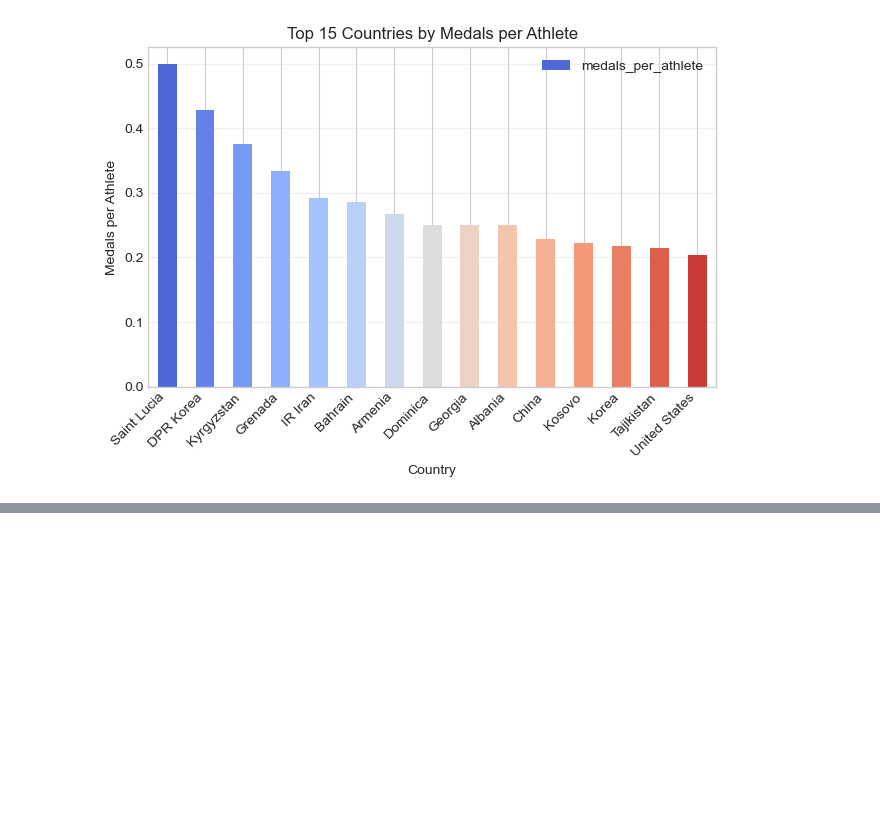
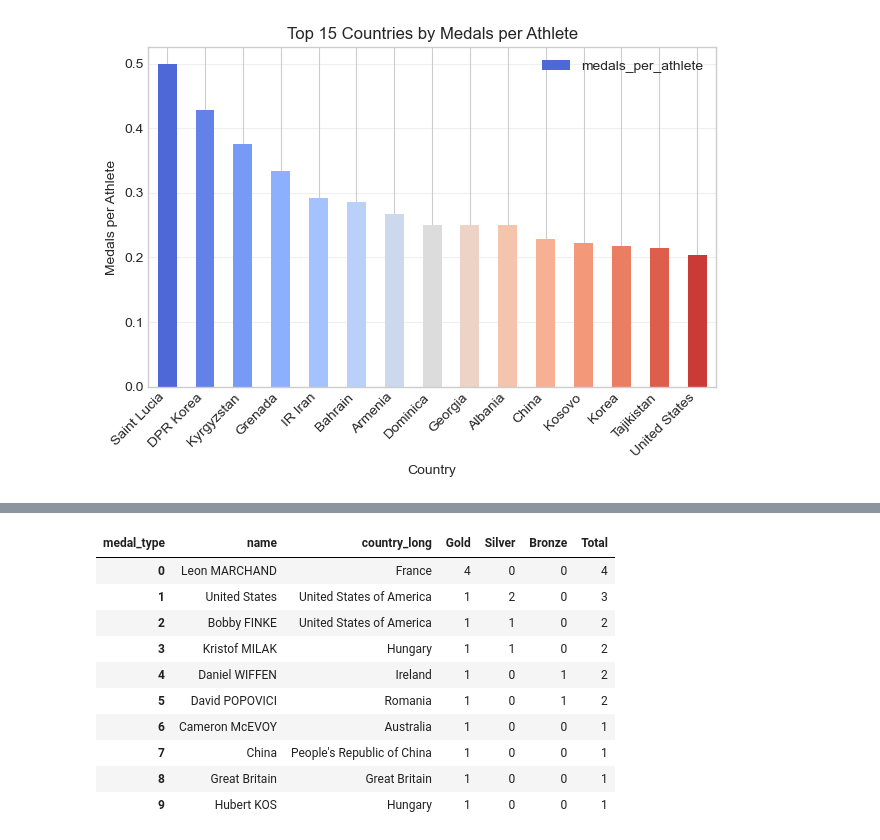
Before and after one commit to jeanprbt/dataringz, a Jupyter notebook: eda/eda.ipynb, the cells around one changed output, grey strips where cells are left out. Saved outputs shown, nothing was run; the diff lists cells and outputs as text; code cells hidden in the pictures; blank space fills up the shorter version.

Commit message:
fix: cleaned function for ranking by athlete by sport

```diff
--- a/eda/eda.ipynb
+++ b/eda/eda.ipynb
@@ -325,3 +325,72 @@ if 'country' in athletes_df.columns and 'country' in medals_total_df.columns:
 # %% [output]
 <Figure size 1200x800 with 0 Axes>
 [figure]
+# %%
+medals_df = pd.read_csv('medals.csv')
+
+# Function to get medal rankings for a specific sport and gender
+def get_sport_medal_rankings(df, sport, gender=None):
+    """
+    Returns medal rankings for a specific sport and gender.
+
+    Parameters:
+    - df: DataFrame containing medal information
+    - sport: Sport to filter (e.g., 'Swimming')
+    - gender: Gender to filter ('M', 'W', or None for all)
+
+    Returns:
+    - DataFrame with athlete rankings by medal count
+    """
+
+    filtered_df = df[df['discipline'] == sport].copy()
+
+    if gender:
+        filtered_df = filtered_df[filtered_df['gender'] == gender]
+
+    # If no data matches the criteria, return an empty DataFrame
+    if len(filtered_df) == 0:
+        return pd.DataFrame(columns=['name', 'country_long', 'Gold', 'Silver', 'Bronze', 'Total'])
+
+    athlete_medals = filtered_df.pivot_table(
+        index=['name', 'country_long'],
+        columns='medal_type',
+        aggfunc='size',
+        fill_value=0
+    )
+
+    for medal in ['Gold Medal', 'Silver Medal', 'Bronze Medal']:
+        if medal not in athlete_medals.columns:
+            athlete_medals[medal] = 0
+
+    athlete_medals = athlete_medals.rename(columns={
+        'Gold Medal': 'Gold',
+        'Silver Medal': 'Silver',
+        'Bronze Medal': 'Bronze'
+    })
+
+    athlete_medals['Total'] = athlete_medals[['Gold', 'Silver', 'Bronze']].sum(axis=1)
+    athlete_medals = athlete_medals.sort_values(
+        by=['Gold', 'Silver', 'Bronze'],
+        ascending=False
+    )
+
+    athlete_medals = athlete_medals.reset_index()
+
+    return athlete_medals[['name', 'country_long', 'Gold', 'Silver', 'Bronze', 'Total']]
+
+sport = 'Swimming'
+
+# Generate the three rankings
+mens_rankings = get_sport_medal_rankings(medals_df, sport=sport, gender='M')
+womens_rankings = get_sport_medal_rankings(medals_df, sport=sport, gender='W')
+overall_rankings = get_sport_medal_rankings(medals_df, sport=sport)
+
+print(f"Men's {sport} Medal Rankings:")
+display(mens_rankings.head(10))
+
+print(f"\nWomen's {sport} Medal Rankings:")
+display(womens_rankings.head(10))
+
+print(f"\nOverall {sport} Medal Rankings:")
+display(overall_rankings.head(10))
+# %% [output]
@@ -327,0 +398,11 @@ if 'country' in athletes_df.columns and 'country' in medals_total_df.columns:
+| medal_type | name | country_long | Gold | Silver | Bronze | Total |
+| 0 | Leon MARCHAND | France | 4 | 0 | 0 | 4 |
+| 1 | United States | United States of America | 1 | 2 | 0 | 3 |
+| 2 | Bobby FINKE | United States of America | 1 | 1 | 0 | 2 |
+| 3 | Kristof MILAK | Hungary | 1 | 1 | 0 | 2 |
+| 4 | Daniel WIFFEN | Ireland | 1 | 0 | 1 | 2 |
+| 5 | David POPOVICI | Romania | 1 | 0 | 1 | 2 |
+| 6 | Cameron McEVOY | Australia | 1 | 0 | 0 | 1 |
+| 7 | China | People's Republic of China | 1 | 0 | 0 | 1 |
+| 8 | Great Britain | Great Britain | 1 | 0 | 0 | 1 |
+| 9 | Hubert KOS | Hungary | 1 | 0 | 0 | 1 |
```
Also changed, not shown: parts of 1 cell of this notebook.
